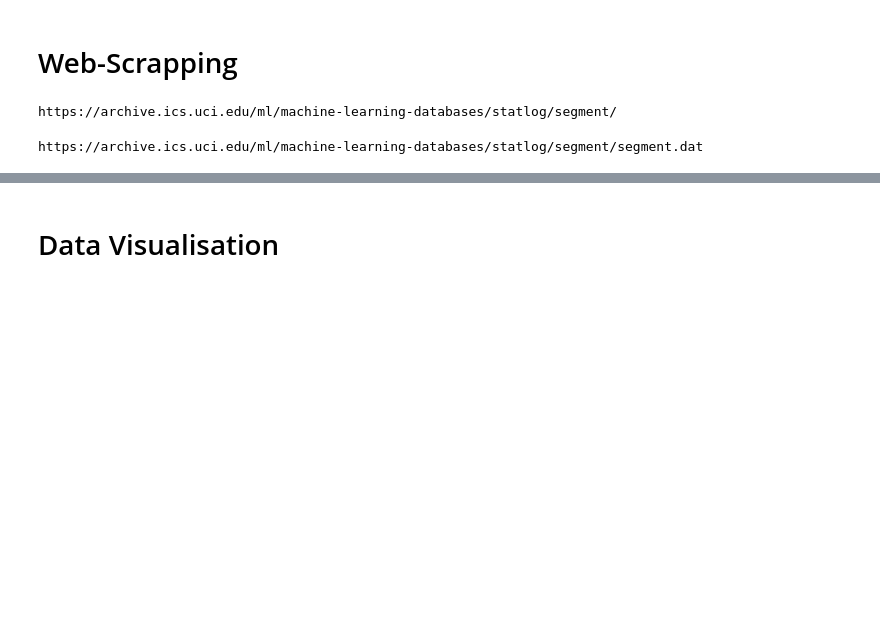
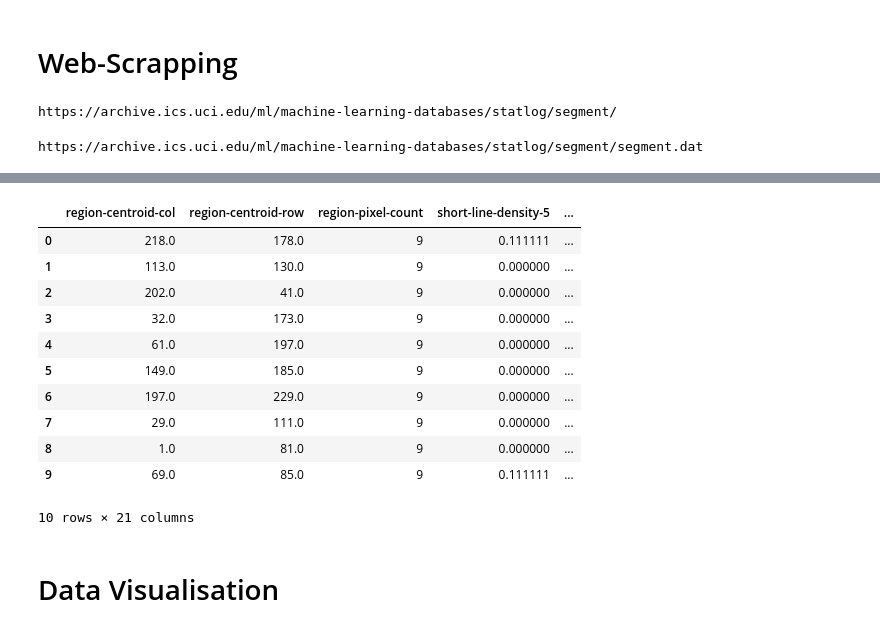
Before and after one commit to Kawiim/Data-Analysis, a Jupyter notebook: tp_python.ipynb, the cells around one changed output, grey strips where cells are left out. Drawn from its saved outputs; the diff is of its cells as text; code cells hidden in the pictures; blank space fills up the shorter version.

```diff
--- a/tp_python.ipynb
+++ b/tp_python.ipynb
@@ -31,2 +50,28 @@ https://archive.ics.uci.edu/ml/machine-learning-databases/statlog/segment/segmen
+# %%
+#On remplace les entiers dans la colonne "classe" par l'équivalent correspondant pour plus de compréhension
+classes = {1 : "Brickface",
+2 : "Sky",
+3 : "Foliage",
+4 : "Cement",
+5 : "Window",
+6 : "Path",
+7 : "Grass"}
+
+df["classe_str"] = df["classe"] #On duplique avant pour pouvoir utiliser plus facilement ce champ plus tard
+df["classe_str"] = df.classe.map(classes)
+df.head(10)
+# %% [output]
+|  | region-centroid-col | region-centroid-row | region-pixel-count | short-line-density-5 | ... |
+| 0 | 218.0 | 178.0 | 9 | 0.111111 | ... |
+| 1 | 113.0 | 130.0 | 9 | 0.000000 | ... |
+| 2 | 202.0 | 41.0 | 9 | 0.000000 | ... |
+| 3 | 32.0 | 173.0 | 9 | 0.000000 | ... |
+| 4 | 61.0 | 197.0 | 9 | 0.000000 | ... |
+| 5 | 149.0 | 185.0 | 9 | 0.000000 | ... |
+| 6 | 197.0 | 229.0 | 9 | 0.000000 | ... |
+| 7 | 29.0 | 111.0 | 9 | 0.000000 | ... |
+| 8 | 1.0 | 81.0 | 9 | 0.000000 | ... |
+| 9 | 69.0 | 85.0 | 9 | 0.111111 | ... |
+10 rows × 21 columns
 # %% [markdown]
 # Data Visualisation
```
Also changed, not shown: parts of 9 cells of this notebook, 2 other files.
